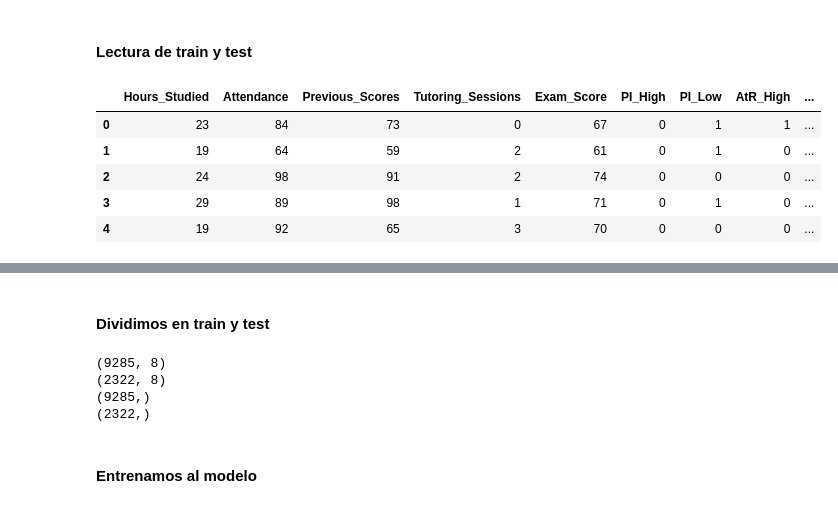
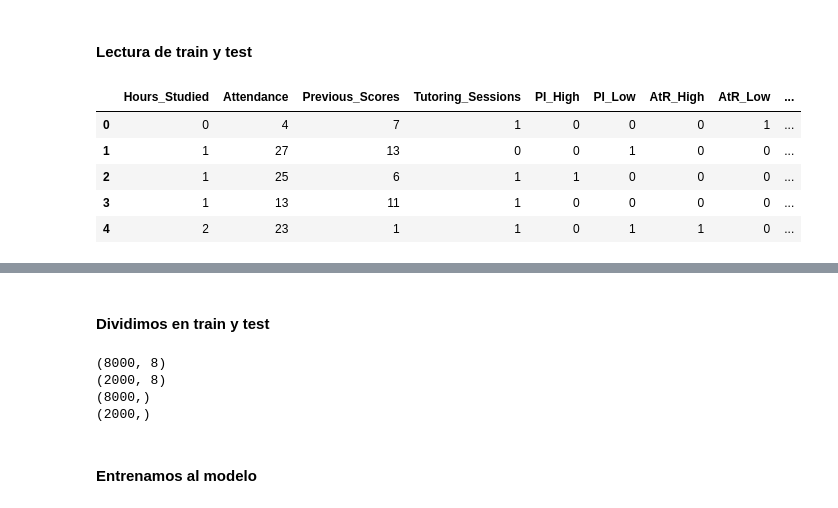
Before and after one commit to PlazzaA/Proyecto_ML, a Jupyter notebook: notebooks/random_forest.ipynb, the cells around one changed output, grey strips where cells are left out. Cells and saved outputs as stored; diff of their text form; code cells hidden in the pictures.

```diff
--- a/notebooks/random_forest.ipynb
+++ b/notebooks/random_forest.ipynb
@@ -16,16 +16,16 @@ import pickle
 # %%
 # lo voy a traer directamente del dataset procesado, para dividirlo en X train y test
 # e y train y test
 
-df = pd.read_csv(r'C:\Users\plaza\Desktop\Documentos_Clase\ONLINE_DS_THEBRIDGE_Alejandro_Plaza\Proyecto_ML\data\processed\estudiantes.csv')
+df = pd.read_csv(r'C:\Users\plaza\Desktop\Documentos_Clase\ONLINE_DS_THEBRIDGE_Alejandro_Plaza\Proyecto_ML\data\processed\dfdefinitivo.csv')
 df.head()
 # %% [output]
-|  | Hours_Studied | Attendance | Previous_Scores | Tutoring_Sessions | Exam_Score | PI_High | PI_Low | AtR_High | ... |
-| 0 | 23 | 84 | 73 | 0 | 67 | 0 | 1 | 1 | ... |
-| 1 | 19 | 64 | 59 | 2 | 61 | 0 | 1 | 0 | ... |
-| 2 | 24 | 98 | 91 | 2 | 74 | 0 | 0 | 0 | ... |
-| 3 | 29 | 89 | 98 | 1 | 71 | 0 | 1 | 0 | ... |
-| 4 | 19 | 92 | 65 | 3 | 70 | 0 | 0 | 0 | ... |
+|  | Hours_Studied | Attendance | Previous_Scores | Tutoring_Sessions | PI_High | PI_Low | AtR_High | AtR_Low | ... |
+| 0 | 0 | 4 | 7 | 1 | 0 | 0 | 0 | 1 | ... |
+| 1 | 1 | 27 | 13 | 0 | 0 | 1 | 0 | 0 | ... |
+| 2 | 1 | 25 | 6 | 1 | 1 | 0 | 0 | 0 | ... |
+| 3 | 1 | 13 | 11 | 1 | 0 | 0 | 0 | 0 | ... |
+| 4 | 2 | 23 | 1 | 1 | 0 | 1 | 1 | 0 | ... |
 # %%
 df[df['Exam_Score'] < 50]#['Exam_Score'].value_counts().sort_values(ascending = False)
 # %% [output]
@@ -55,10 +55,10 @@ print(X_test.shape)
 print(y_train.shape)
 print(y_test.shape)
 # %% [output]
-(9285, 8)
-(2322, 8)
-(9285,)
-(2322,)
+(8000, 8)
+(2000, 8)
+(8000,)
+(2000,)
 # %%
 param = {
     'n_estimators': [50, 100, 200],
```
Also changed, not shown: parts of 8 cells of this notebook, 30 other files.
